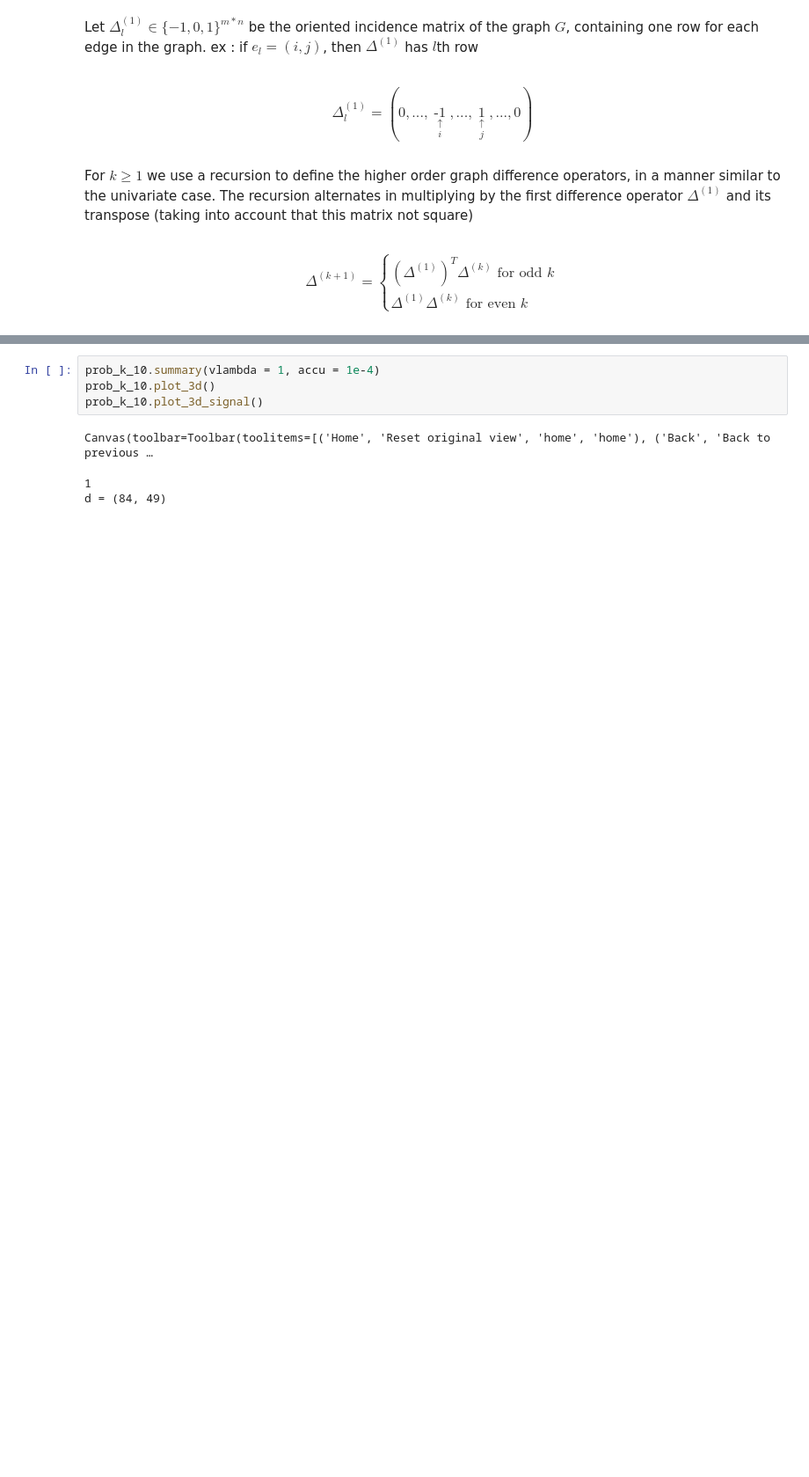
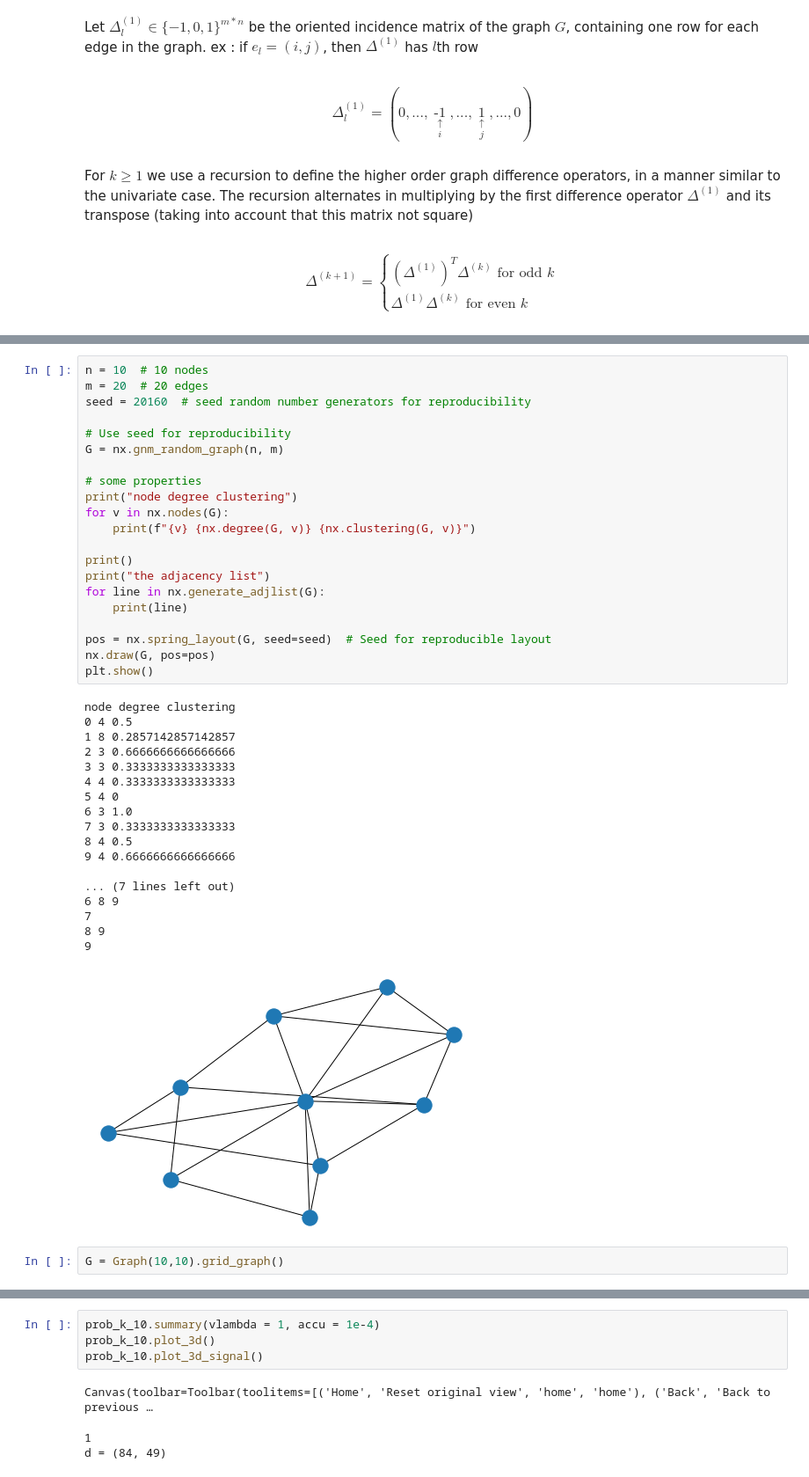
Before and after one commit to DorianJoubaud/Trend-Filtering-On-Graphs, a Jupyter notebook: Trend_Filtering_On_Graphs.ipynb, the cells around one changed output, grey strips where cells are left out. Shown at 88% size. Cells and saved outputs as stored; diff of their text form; blank space fills up the shorter version.

```diff
--- a/Trend_Filtering_On_Graphs.ipynb
+++ b/Trend_Filtering_On_Graphs.ipynb
@@ -313,2 +302,44 @@ def sec_diff(L, inc):
+# %%
+n = 10  # 10 nodes
+m = 20  # 20 edges
+seed = 20160  # seed random number generators for reproducibility
+
+# Use seed for reproducibility
+G = nx.gnm_random_graph(n, m)
+
+# some properties
+print("node degree clustering")
+for v in nx.nodes(G):
+    print(f"{v} {nx.degree(G, v)} {nx.clustering(G, v)}")
+
+print()
+print("the adjacency list")
+for line in nx.generate_adjlist(G):
+    print(line)
+
+pos = nx.spring_layout(G, seed=seed)  # Seed for reproducible layout
+nx.draw(G, pos=pos)
+plt.show()
+# %% [output]
+node degree clustering
+0 4 0.5
+1 8 0.2857142857142857
+2 3 0.6666666666666666
+3 3 0.3333333333333333
+4 4 0.3333333333333333
+5 4 0
+6 3 1.0
+7 3 0.3333333333333333
+8 4 0.5
+9 4 0.6666666666666666
+
+... (7 lines left out)
+6 8 9
+7
+8 9
+9
+[figure, added]
+# %%
+G = Graph(10,10).grid_graph()
 # %%
 
```
Also changed, not shown: parts of 14 cells of this notebook, 3 other files.
